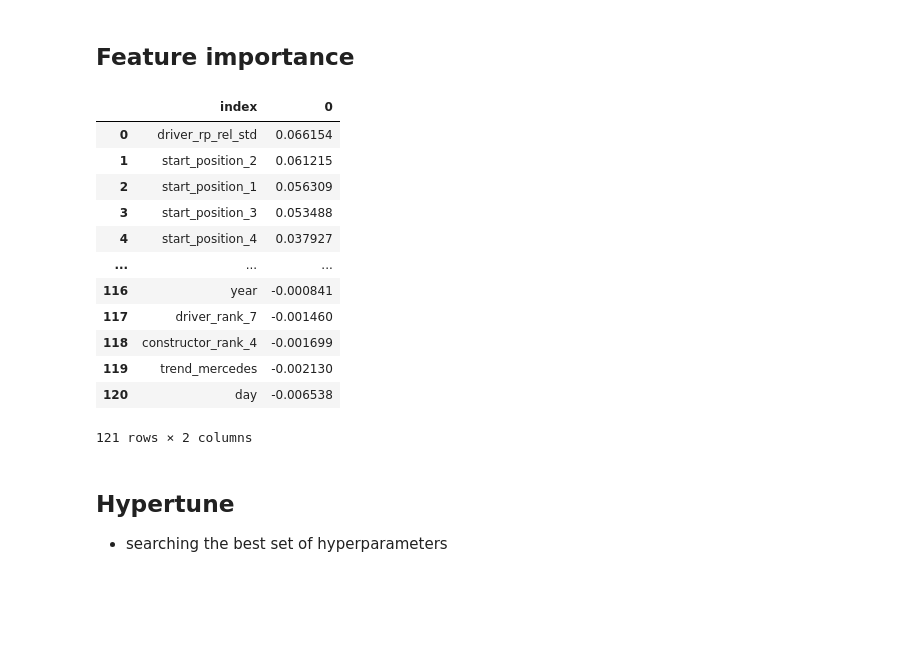
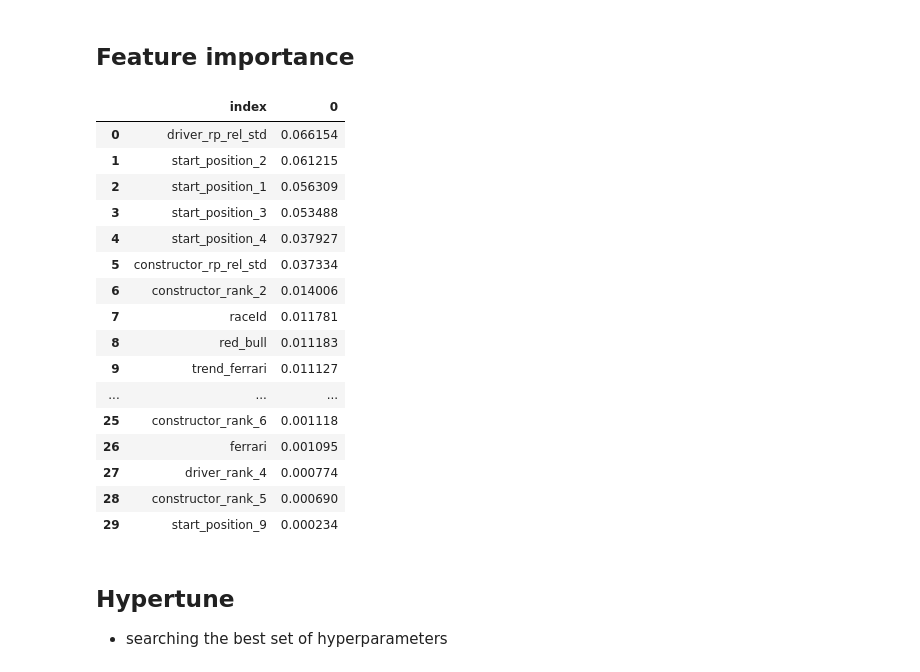
Before and after one commit to Maac111/F1-prediction, a Jupyter notebook: F1_xgboost_class.ipynb, the cells around one changed output. Drawn from its saved outputs; the diff is of its cells as text; code cells hidden in the pictures; blank space fills up the shorter version.

```diff
--- a/F1_xgboost_class.ipynb
+++ b/F1_xgboost_class.ipynb
@@ -590,21 +602,25 @@ result = permutation_importance(
 feature_importances = pd.Series(result.importances_mean, index=X.columns).sort_values(ascending=False)
 # %%
 feature_importances_2 = feature_importances.reset_index()
-feature_importances_2
+feature_importances_2.head(30)
 # %% [output]
 |  | index | 0 |
 | 0 | driver_rp_rel_std | 0.066154 |
 | 1 | start_position_2 | 0.061215 |
 | 2 | start_position_1 | 0.056309 |
 | 3 | start_position_3 | 0.053488 |
 | 4 | start_position_4 | 0.037927 |
+| 5 | constructor_rp_rel_std | 0.037334 |
+| 6 | constructor_rank_2 | 0.014006 |
+| 7 | raceId | 0.011781 |
+| 8 | red_bull | 0.011183 |
+| 9 | trend_ferrari | 0.011127 |
 | ... | ... | ... |
-| 116 | year | -0.000841 |
-| 117 | driver_rank_7 | -0.001460 |
-| 118 | constructor_rank_4 | -0.001699 |
-| 119 | trend_mercedes | -0.002130 |
-| 120 | day | -0.006538 |
+| 25 | constructor_rank_6 | 0.001118 |
+| 26 | ferrari | 0.001095 |
+| 27 | driver_rank_4 | 0.000774 |
+| 28 | constructor_rank_5 | 0.000690 |
+| 29 | start_position_9 | 0.000234 |
-121 rows × 2 columns
 # %%
 # feature_importances.to_excel("features_importance.xlsx")
 # %% [markdown]
```
Also changed, not shown: parts of 3 cells of this notebook.
